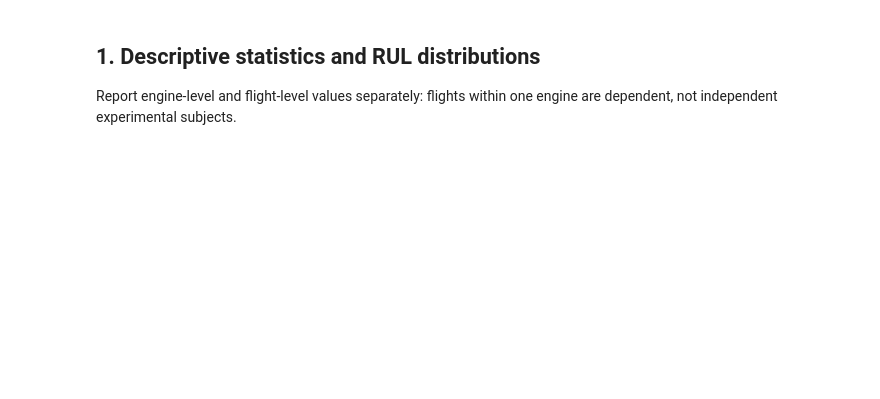
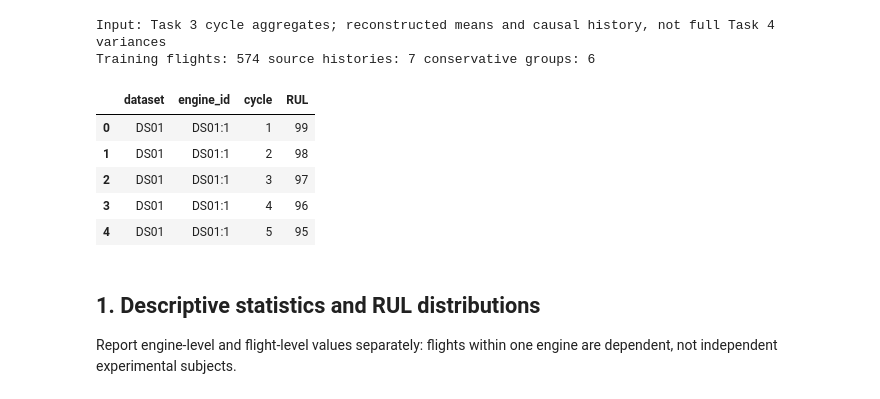
Before and after one commit to Cukowski/GR05-Predictive-Maintenance, a Jupyter notebook: notebooks/03-descriptive-analysis.ipynb, the cells around one changed output. Cells and saved outputs as stored; diff of their text form; code cells hidden in the pictures; blank space fills up the shorter version.

```diff
--- a/notebooks/03-descriptive-analysis.ipynb
+++ b/notebooks/03-descriptive-analysis.ipynb
@@ -7,30 +11,39 @@ Purpose: descriptive statistics, trends, hypotheses, grouping, and business impl
 # %%
 from pathlib import Path
-import json
+import sys, json
 import numpy as np
 import pandas as pd
 import matplotlib.pyplot as plt
-
-here = Path.cwd().resolve()
-root = next((p for p in [here, *here.parents] if (p / "reports/results/task4/manifest.json").exists()), None)
-if root is None:
-    raise FileNotFoundError("Open this notebook from within the repository")
-manifest = json.loads((root/"reports/results/task4/manifest.json").read_text())
-file = root/"data/processed"/manifest["version_id"]/"flights_features.csv"
-if not file.exists():
-    raise FileNotFoundError(f"Run python scripts/prepare_data.py locally first: {file}")
-all_flights = pd.read_csv(file)
-assert len(all_flights) == manifest["processed_flights"]
-train = all_flights.loc[all_flights.split == "train"].copy()
-validation = all_flights.loc[all_flights.split == "validation"].copy()
+from IPython.display import display, Markdown
+here=Path.cwd().resolve()
+root=next((p for p in [here,*here.parents] if (p/'src/descriptive_analysis.py').exists()),None)
+if root is None: raise FileNotFoundError('Open this notebook within the repository')
+sys.path.insert(0,str(root))
+from src.descriptive_analysis import load_flights,training_insights,insight_markdown
+SOURCE='reconstructed'  # or 'full_task4' with the local prepared files present
+all_flights,provenance=load_flights(root,SOURCE)
+train=all_flights.loc[all_flights.split=='train'].copy()
+validation=all_flights.loc[all_flights.split=='validation'].copy()
 assert set(train.conservative_group).isdisjoint(validation.conservative_group)
-figdir = root/"reports/figures/task5"
-outdir = root/"reports/results/task5"
-figdir.mkdir(parents=True,exist_ok=True)
-outdir.mkdir(parents=True,exist_ok=True)
-sensors = ["T48_K_mean","Nc_rpm_mean","Wf_kg_s_mean"]
-conditions = ["alt_m_mean","Mach_mean","TRA_pct_mean"]
-print("Prepared version",manifest["version_id"],"training flights",len(train),"engines",train.engine_id.nunique())
+figdir=root/'reports/figures/task5';outdir=root/'reports/results/task5'
+figdir.mkdir(parents=True,exist_ok=True);outdir.mkdir(parents=True,exist_ok=True)
+sensors=['T48_K_mean','Nc_rpm_mean','Wf_kg_s_mean']
+conditions=['alt_m_mean','Mach_mean','TRA_pct_mean']
+plt.rcParams.update({'figure.dpi':110,'axes.spines.top':False,'axes.spines.right':False})
+print('Input:',provenance['description'])
+print('Training flights:',len(train),'source histories:',train.engine_id.nunique(),
+      'conservative groups:',train.conservative_group.nunique())
+(outdir/'analysis_provenance.json').write_text(json.dumps(provenance,indent=2)+'\n')
+display(train[['dataset','engine_id','cycle','RUL']].head())
+# %% [output]
+Input: Task 3 cycle aggregates; reconstructed means and causal history, not full Task 4 variances
+Training flights: 574 source histories: 7 conservative groups: 6
+|  | dataset | engine_id | cycle | RUL |
+| 0 | DS01 | DS01:1 | 1 | 99 |
+| 1 | DS01 | DS01:1 | 2 | 98 |
+| 2 | DS01 | DS01:1 | 3 | 97 |
+| 3 | DS01 | DS01:1 | 4 | 96 |
+| 4 | DS01 | DS01:1 | 5 | 95 |
 # %% [markdown]
 ## 1. Descriptive statistics and RUL distributions
 Report engine-level and flight-level values separately: flights within one engine are dependent, not independent experimental subjects.
```
Also changed, not shown: parts of 17 cells of this notebook, 32 other files.
